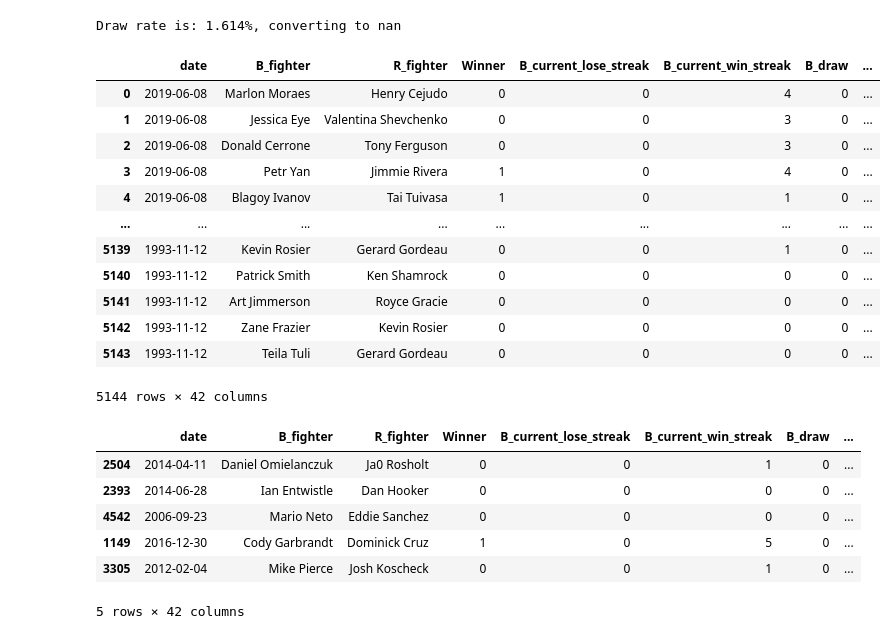
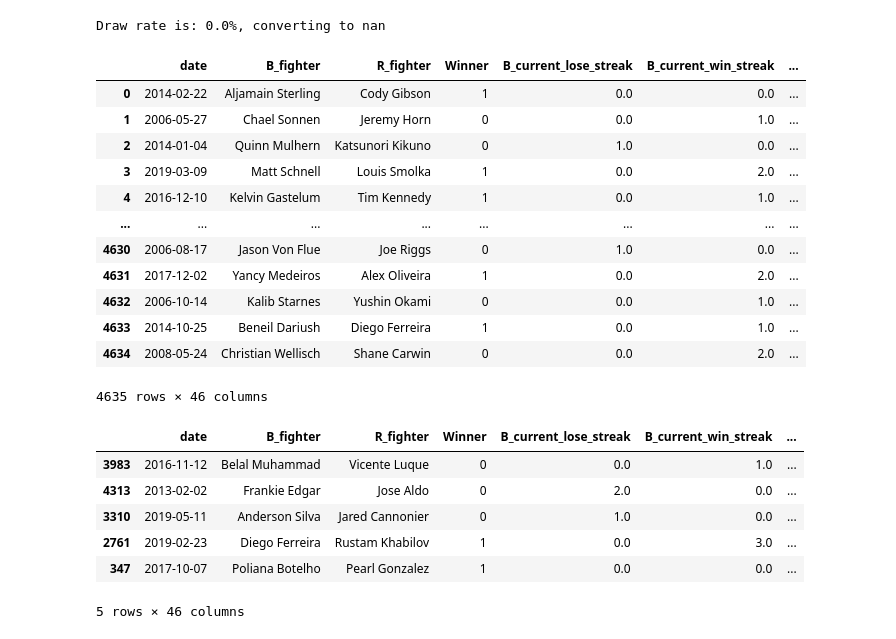
Before and after one commit to villanicholas/UFC-Predictor, a Jupyter notebook: ML_UFC.ipynb, the cells around one changed output. Cells and saved outputs as stored; diff of their text form; code cells hidden in the pictures.

```diff
--- a/ML_UFC.ipynb
+++ b/ML_UFC.ipynb
@@ -3,59 +4,59 @@ import pandas as pd
 import numpy as np
 # %%
-df = pd.read_csv("data.csv") # original dataset
+df = pd.read_csv("UFC_processed.csv") # original dataset
 ##print(f"Initial shape: {df.shape}")
 
 keep = np.array([4,2,1,6,10,11,12,37,38,63,65,66,67,68,69,70,71,72,73,74,75,76,77,78,79,104,105,130,132,133,134,135,136,137,138,139,140,141,142,143,144,145]) - 1
-df = df.iloc[:,keep] # interesting fields
+df = df.iloc[:,:] # interesting fields
 
 df["date"] = pd.to_datetime(df["date"]) # date as datetime
 
 
 df = df.replace(r'^\s*$', np.nan, regex=True) # replace empty string with nan
 df = df.fillna(np.nan) # Fill empty and NaNs values with NaN
 
 df = df.round(3) # format data
 
 df.rename(columns={ # some renaming
     "B_win_by_KO/TKO": "B_win_by_KO_TKO",
     "R_win_by_KO/TKO": "R_win_by_KO_TKO"},inplace=True)
 ##print(f"shape: {df.shape}")
 
 # considering matches with a winner as this will be a binary classification
 drawRate = round(len(df["Winner"][df["Winner"]== "Draw"])/len(df.index)*100,3)
 print(f"Draw rate is: {drawRate}%, converting to nan")
 df["Winner"] = df["Winner"].replace("Draw", np.nan) # convert to nan to be dropped later
 ##df.dropna()
 
 
 
 df
 # %% [output]
-Draw rate is: 1.614%, converting to nan
+Draw rate is: 0.0%, converting to nan
-|  | date | B_fighter | R_fighter | Winner | B_current_lose_streak | B_current_win_streak | B_draw | ... |
-| 0 | 2019-06-08 | Marlon Moraes | Henry Cejudo | 0 | 0 | 4 | 0 | ... |
-| 1 | 2019-06-08 | Jessica Eye | Valentina Shevchenko | 0 | 0 | 3 | 0 | ... |
-| 2 | 2019-06-08 | Donald Cerrone | Tony Ferguson | 0 | 0 | 3 | 0 | ... |
-| 3 | 2019-06-08 | Petr Yan | Jimmie Rivera | 1 | 0 | 4 | 0 | ... |
-| 4 | 2019-06-08 | Blagoy Ivanov | Tai Tuivasa | 1 | 0 | 1 | 0 | ... |
-| ... | ... | ... | ... | ... | ... | ... | ... | ... |
-| 5139 | 1993-11-12 | Kevin Rosier | Gerard Gordeau | 0 | 0 | 1 | 0 | ... |
-| 5140 | 1993-11-12 | Patrick Smith | Ken Shamrock | 0 | 0 | 0 | 0 | ... |
-| 5141 | 1993-11-12 | Art Jimmerson | Royce Gracie | 0 | 0 | 0 | 0 | ... |
-| 5142 | 1993-11-12 | Zane Frazier | Kevin Rosier | 0 | 0 | 0 | 0 | ... |
-| 5143 | 1993-11-12 | Teila Tuli | Gerard Gordeau | 0 | 0 | 0 | 0 | ... |
+|  | date | B_fighter | R_fighter | Winner | B_current_lose_streak | B_current_win_streak | ... |
+| 0 | 2014-02-22 | Aljamain Sterling | Cody Gibson | 1 | 0.0 | 0.0 | ... |
+| 1 | 2006-05-27 | Chael Sonnen | Jeremy Horn | 0 | 0.0 | 1.0 | ... |
+| 2 | 2014-01-04 | Quinn Mulhern | Katsunori Kikuno | 0 | 1.0 | 0.0 | ... |
+| 3 | 2019-03-09 | Matt Schnell | Louis Smolka | 1 | 0.0 | 2.0 | ... |
+| 4 | 2016-12-10 | Kelvin Gastelum | Tim Kennedy | 1 | 0.0 | 1.0 | ... |
+| ... | ... | ... | ... | ... | ... | ... | ... |
+| 4630 | 2006-08-17 | Jason Von Flue | Joe Riggs | 0 | 1.0 | 0.0 | ... |
+| 4631 | 2017-12-02 | Yancy Medeiros | Alex Oliveira | 1 | 0.0 | 2.0 | ... |
+| 4632 | 2006-10-14 | Kalib Starnes | Yushin Okami | 0 | 0.0 | 1.0 | ... |
+| 4633 | 2014-10-25 | Beneil Dariush | Diego Ferreira | 1 | 0.0 | 1.0 | ... |
+| 4634 | 2008-05-24 | Christian Wellisch | Shane Carwin | 0 | 0.0 | 2.0 | ... |
-5144 rows × 42 columns
+4635 rows × 46 columns
 # %%
 ##shuffling the data
 df_shuffled = df.sample(frac = 1)
 df_shuffled.head(n=5)
 # %% [output]
-|  | date | B_fighter | R_fighter | Winner | B_current_lose_streak | B_current_win_streak | B_draw | ... |
-| 2504 | 2014-04-11 | Daniel Omielanczuk | Ja0 Rosholt | 0 | 0 | 1 | 0 | ... |
-| 2393 | 2014-06-28 | Ian Entwistle | Dan Hooker | 0 | 0 | 0 | 0 | ... |
-| 4542 | 2006-09-23 | Mario Neto | Eddie Sanchez | 0 | 0 | 0 | 0 | ... |
-| 1149 | 2016-12-30 | Cody Garbrandt | Dominick Cruz | 1 | 0 | 5 | 0 | ... |
-| 3305 | 2012-02-04 | Mike Pierce | Josh Koscheck | 0 | 0 | 1 | 0 | ... |
+|  | date | B_fighter | R_fighter | Winner | B_current_lose_streak | B_current_win_streak | ... |
+| 3983 | 2016-11-12 | Belal Muhammad | Vicente Luque | 0 | 0.0 | 1.0 | ... |
+| 4313 | 2013-02-02 | Frankie Edgar | Jose Aldo | 0 | 2.0 | 0.0 | ... |
+| 3310 | 2019-05-11 | Anderson Silva | Jared Cannonier | 0 | 1.0 | 0.0 | ... |
+| 2761 | 2019-02-23 | Diego Ferreira | Rustam Khabilov | 1 | 0.0 | 3.0 | ... |
+| 347 | 2017-10-07 | Poliana Botelho | Pearl Gonzalez | 1 | 0.0 | 0.0 | ... |
-5 rows × 42 columns
+5 rows × 46 columns
 # %%
 ##split up the data
```
Also changed, not shown: parts of 11 cells of this notebook.
